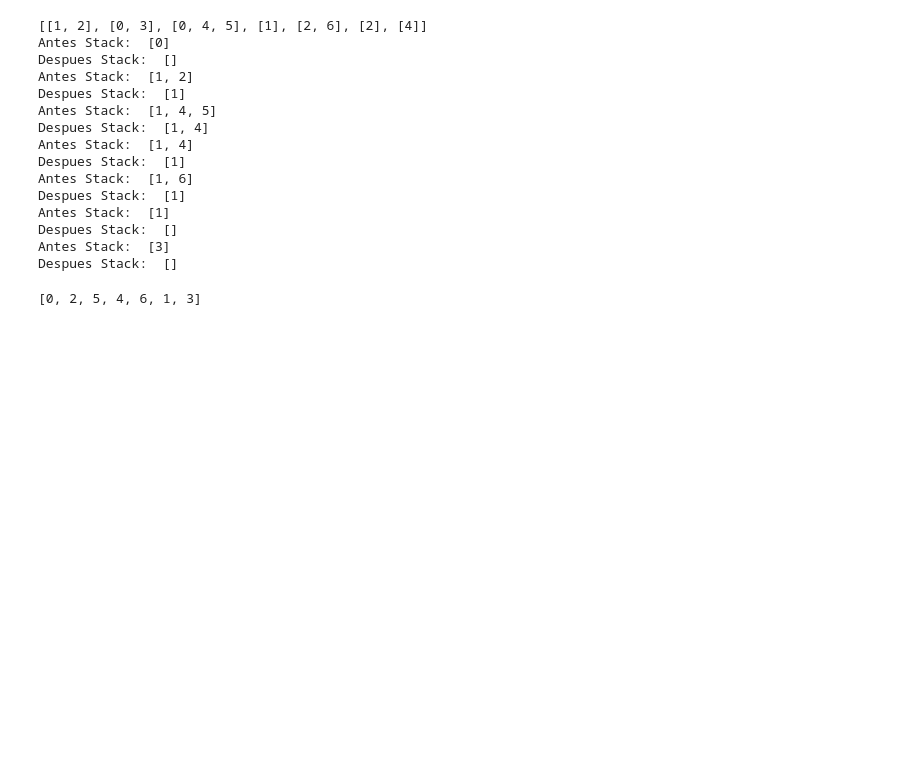
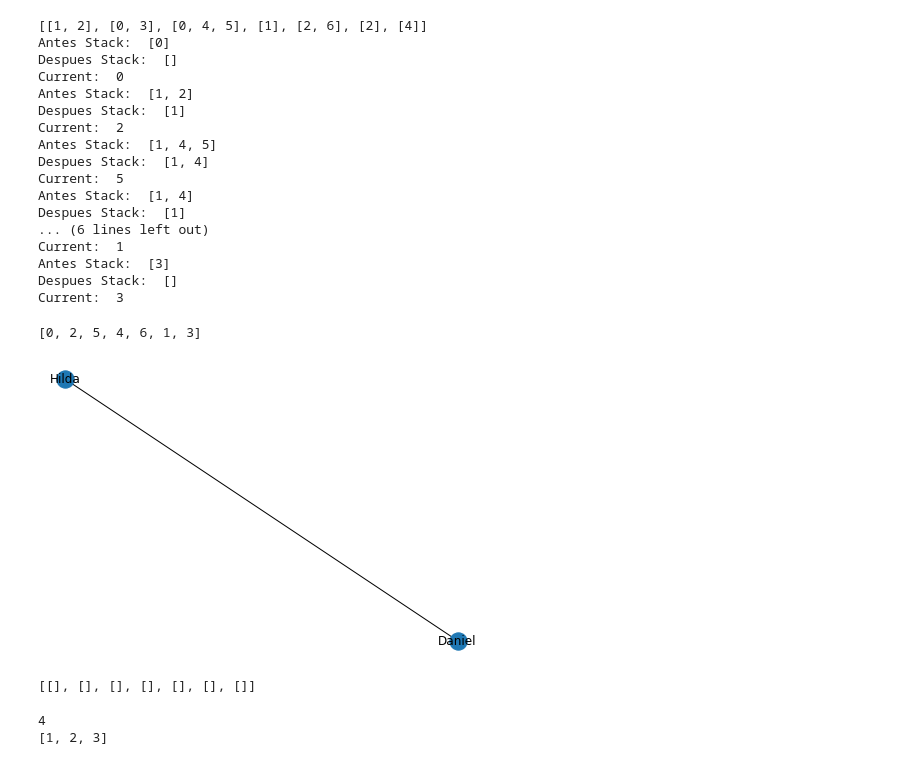
Before and after one commit to zazmage/Biblia_del_codigo, a Jupyter notebook: Algoritmos y complejidad/dfs.ipynb, the cells around one changed output. Saved outputs shown, nothing was run; the diff lists cells and outputs as text; code cells hidden in the pictures; blank space fills up the shorter version.

```diff
--- a/Algoritmos y complejidad/dfs.ipynb
+++ b/Algoritmos y complejidad/dfs.ipynb
@@ -23,24 +23,33 @@ def dfs(vertexList, edgeList, start):
     visitedVertex = []
     stack = [start]
     # Una lista con 6 listas vacías al interior
-    adjacencyList = [[] for vertex in vertexList]
-    #print(edgeList)
-    for edge in edgeList:
-        adjacencyList[edge[0]].append(edge[1])
+    adjacencyList = [[] for i in vertexList]
+    # print(adjacencyList)
+    for i in edgeList:
+        adjacencyList[i[0]].append(i[1])
     print(adjacencyList)
 
+    # Este while funciona mientras el stack no se quede vacío
     while stack:
         print("Antes Stack: ", stack)
+        # Este stack funciona como una pila, y la funcion pop retorna el elemento más arriba
+        # de la pila, como cuando se lavan platos.
         current = stack.pop()
         print("Despues Stack: ", stack)
-        #print("Current: ", current)
-        for neighbor in adjacencyList[current]:
-            #print("Adj list: ",adjacencyList[current])
-            #print("Neighbor: ",neighbor)
-            if not neighbor in visitedVertex:
-                stack.append(neighbor)
+        print("Current: ", current)
+        # Recorre los nodos adyacentes al nodo que se esta evaluando, en este caso el nodo
+        # de la variable "current".
+        for vecino in adjacencyList[current]:
+            # Este if evalua si los nodos adyacentes al nodo evaluado no se encuentran dentro
+            # de la lista "visitedVertex" (osea que no se han visitado aún),
+            # si no se encuentran, se almacenan en la pila
+            if not vecino in visitedVertex:
+                stack.append(vecino)
 
+        # Añade el nodo evaluado a la lista de nodos visitados
         visitedVertex.append(current)
+        #print(visitedVertex)
+
     return visitedVertex
 
 dfs(vertexList, edgeList, 0)
@@ -49,16 +58,35 @@ dfs(vertexList, edgeList, 0)
 [[1, 2], [0, 3], [0, 4, 5], [1], [2, 6], [2], [4]]
 Antes Stack:  [0]
 Despues Stack:  []
+Current:  0
 Antes Stack:  [1, 2]
 Despues Stack:  [1]
+Current:  2
 Antes Stack:  [1, 4, 5]
 Despues Stack:  [1, 4]
+Current:  5
 Antes Stack:  [1, 4]
 Despues Stack:  [1]
-Antes Stack:  [1, 6]
-Despues Stack:  [1]
-Antes Stack:  [1]
-Despues Stack:  []
+... (6 lines left out)
+Current:  1
 Antes Stack:  [3]
 Despues Stack:  []
+Current:  3
 [0, 2, 5, 4, 6, 1, 3]
+# %%
+import networkx as nx
+
+nodos = ['Daniel', 'Hilda']
+aristas = [('Daniel','Hilda')]
+
+T = nx.Graph()
+
+for i in nodos:
+    T.add_node(i)
+
+for i in aristas:
+    T.add_edge(i[0],i[1])
+
+nx.draw(T, with_labels=1)
+# %% [output]
+[figure, added]
@@ -64,0 +100,12 @@ Despues Stack:  []
+# %%
+adjacencyList
+# %% [output]
+[[], [], [], [], [], [], []]
+# %%
+lista = [1,2,3,4]
+a = lista.pop()
+print(a)
+print(lista)
+# %% [output]
+4
+[1, 2, 3]
```
Also changed, not shown: parts of 3 cells of this notebook.
